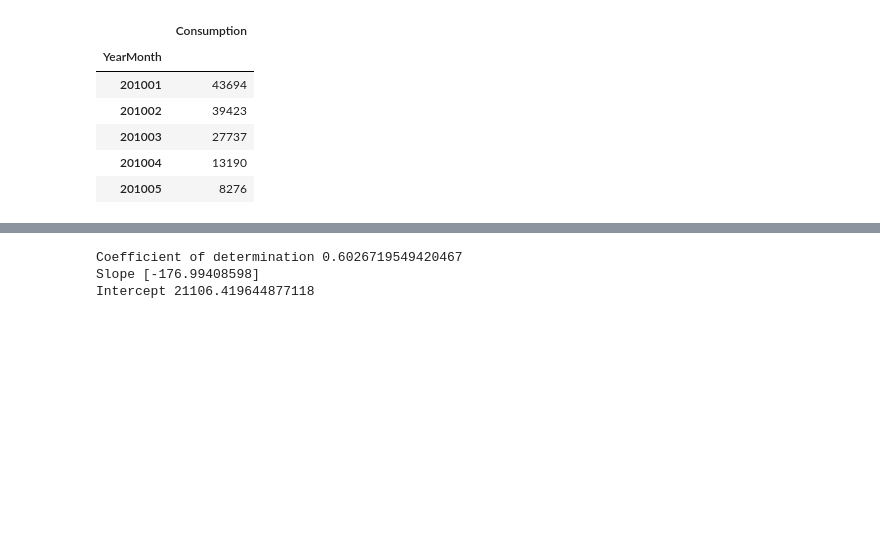
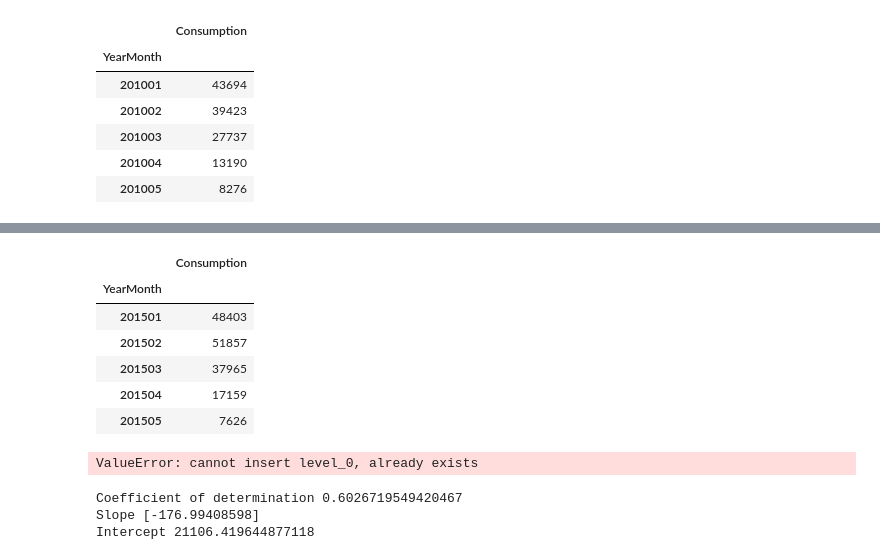
Before and after one commit to SabahatJK/EDA_NG, a Jupyter notebook: Starter Code_DR.ipynb, the cells around one changed output, grey strips where cells are left out. Saved outputs shown, nothing was run; the diff lists cells and outputs as text; code cells hidden in the pictures; blank space fills up the shorter version.

```diff
--- a/Starter Code_DR.ipynb
+++ b/Starter Code_DR.ipynb
@@ -296,3 +303,60 @@ Predicted response:
+# %%
+#Get out of sample consumption Data
+#"NG.N3010PA2.M" - PA consumption series
+
+pa_series_id = "NG.N3010PA2.M"
+
+pa_consumption = eia_consumption_data_by_series(eia_api_key, pa_series_id);
+
+pa_consumption
+
+start_date_2 = "2015-01-01"
+end_date_2 = "2019-12-30"
+
+# create a data frame from the series of date and prices
+df_out_sample_comsumption  = pd.DataFrame(list(pa_consumption["series"][0]["data"]))
+
+#Rename the columns from 0 & 1 to YearMonth and Consumption
+df_out_sample_comsumption.rename(columns={0: "YearMonth", 1: "Consumption"}, inplace = True)
+
+#Create a date column to select relevant data
+df_out_sample_comsumption['DATE'] = pd.to_datetime(df_out_sample_comsumption["YearMonth"], format="%Y%m")
+
+# Set datetype as datetime
+df_out_sample_comsumption["DATE"].astype('datetime64', copy=False)
+
+# create mask to select only dates in our range
+mask = (df_out_sample_comsumption['DATE'] >= start_date_2) & (df_out_sample_comsumption['DATE'] <= end_date_2)
+
+# Apply mask and get relevant data
+df_out_sample_comsumption = df_out_sample_comsumption.loc[mask]
+
+# Sort values
+df_out_sample_comsumption= df_out_sample_comsumption.sort_values(by="DATE", ascending = True)
+
+# Set Index
+df_out_sample_comsumption.set_index("YearMonth", inplace = True)
+
+# Drop date
+df_out_sample_comsumption.drop(columns="DATE", inplace = True)
+# Verify data
+df_out_sample_comsumption.head()
+# %% [output]
+|  | Consumption |
+| YearMonth |  |
+| 201501 | 48403 |
+| 201502 | 51857 |
+| 201503 | 37965 |
+| 201504 | 17159 |
+| 201505 | 7626 |
+# %%
+df_out_sample_comsumption.reset_index(drop=False, inplace=True)
+#df_out_sample_comsumption
+#df = pd.concat((df_historic, df_weather), join="inner", axis=1 , sort=True).dropna()
+df_out_sample_combined = pd.concat((df_pred, df_out_sample_comsumption), join="inner", axis=1, sort=True)
+df_out_sample_combined.head()
+# %% [output]
+ValueError: cannot insert level_0, already exists
 # %%
 #Regression with weather and storage
 #bring in storage data
```
Also changed, not shown: parts of 5 cells of this notebook.
